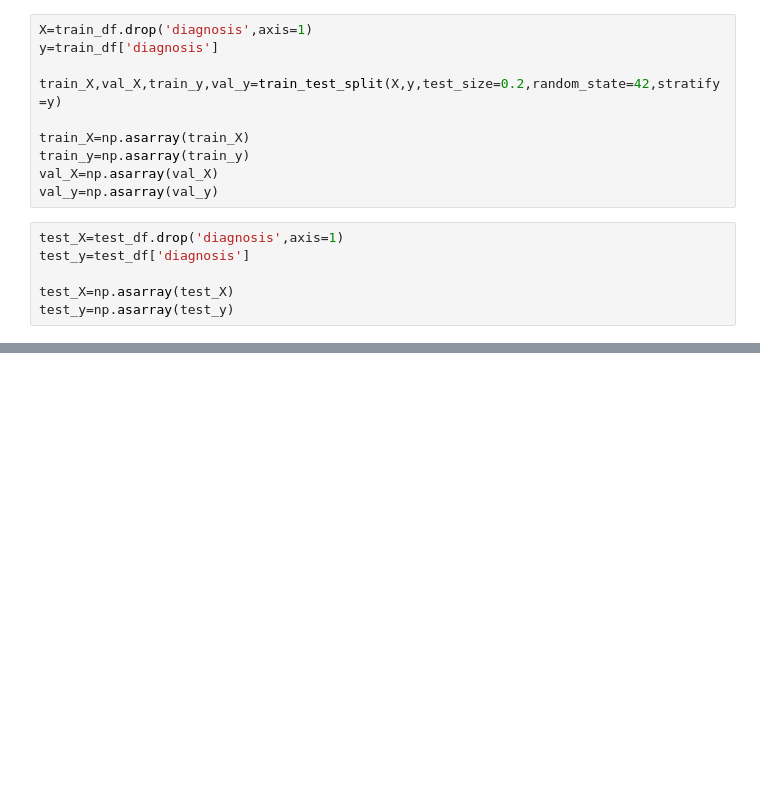
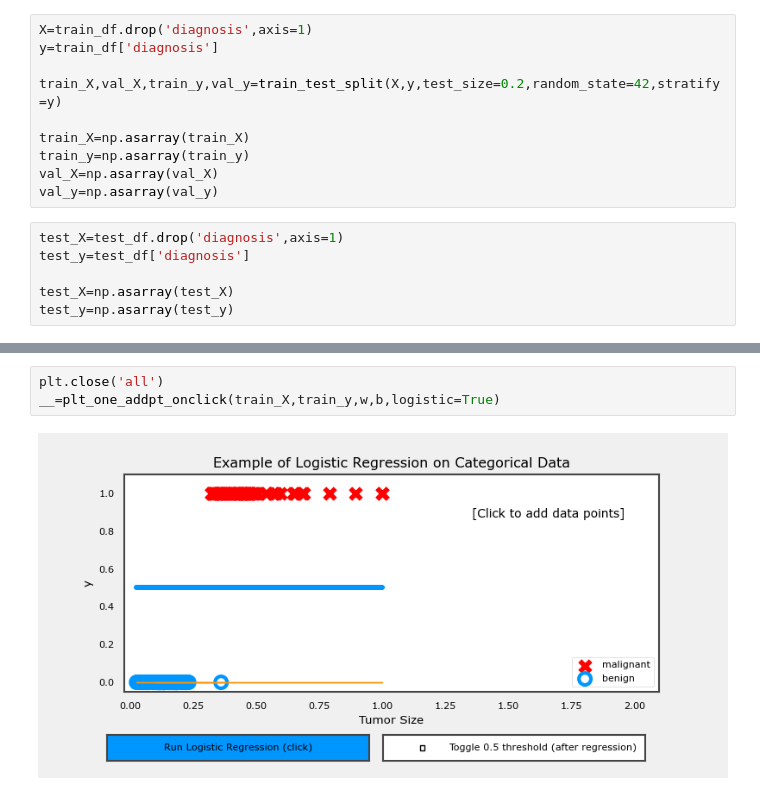
Before and after one commit to Irtisam99/Classification_Analysis, a Jupyter notebook: Logistic_regression for Classification Task.ipynb, the cells around one changed output, grey strips where cells are left out. Saved outputs shown, nothing was run; the diff lists cells and outputs as text; blank space fills up the shorter version.

```diff
--- a/Logistic_regression for Classification Task.ipynb
+++ b/Logistic_regression for Classification Task.ipynb
@@ -103,0 +241,5 @@ __=plt_one_addpt_onclick(train_X,train_y,w,b,logistic=False)
+# %%
+plt.close('all')
+__=plt_one_addpt_onclick(train_X,train_y,w,b,logistic=True)
+# %% [output]
+[figure, added]
```
Also changed, not shown: parts of 20 cells of this notebook.
